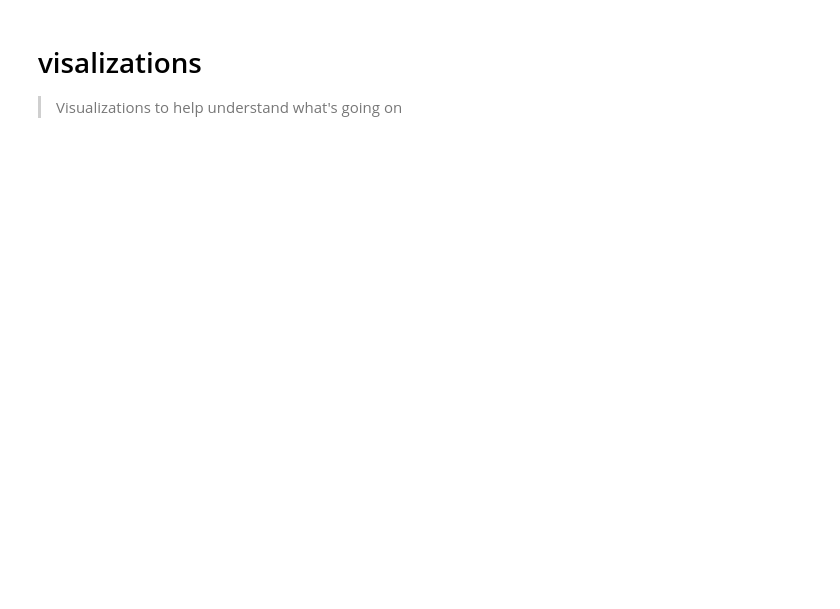
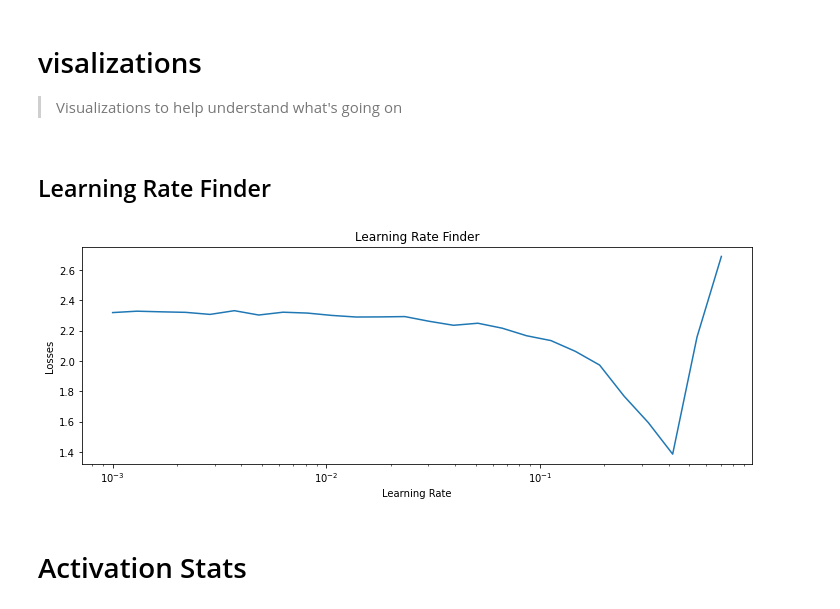
Before and after one commit to Isaac-Flath/AIsaac, a Jupyter notebook: nbs/50_visualization.ipynb, the cells around one changed output. Cells and saved outputs as stored; diff of their text form; code cells hidden in the pictures; blank space fills up the shorter version.

```diff
--- a/nbs/50_visualization.ipynb
+++ b/nbs/50_visualization.ipynb
@@ -43,5 +55,52 @@ xmean,xstd = 0.28, 0.35
 def transformi(b): b['image'] = [(TF.to_tensor(o)-xmean)/xstd for o in b['image']]
 
 _dataset = load_dataset('fashion_mnist').with_transform(transformi)
-_dataset = sample_dataset_dict(_dataset)
-dls = DataLoaders.from_dataset_dict(_dataset, 64, num_workers=4)
+# _dataset = sample_dataset_dict(_dataset)
+dls = DataLoaders.from_dataset_dict(_dataset, 256, num_workers=4)
+# %% [markdown]
+## Learning Rate Finder
+# %%
+#| export
+class LRFinderCB:
+    order = 1
+    def __init__(self,lr_mult=1.3): fc.store_attr()
+
+    def before_fit(self,trainer):
+        pickle.dump(trainer,open('_tmp.pkl','wb'),protocol=pickle.HIGHEST_PROTOCOL)
+        self.scheduler = ExponentialLR(optimizer=trainer.opt,gamma=self.lr_mult)
+        self.lrs, self.losses = fc.L(), fc.L()
+        self.min = math.inf
+
+    def before_batch(self,trainer):
+        if not trainer.training: raise CancelEpochException()
+
+    def after_batch(self,trainer):
+        loss = to_cpu(trainer.loss)
+        if loss > self.min * 2: raise CancelEpochException()
+        self.lrs.append(trainer.opt.param_groups[0]['lr'])
+        self.losses.append(loss)
+        if loss < self.min: self.min = loss
+        self.scheduler.step()
+
+    def after_fit(self,_):
+        plt.figure(figsize=(12,4))
+        plt.plot(self.lrs,self.losses)
+        plt.xscale('log')
+        plt.title('Learning Rate Finder'); plt.xlabel('Learning Rate'); plt.ylabel('Losses')
+        plt.show()
+
+    def cleanup_fit(self,trainer):
+        _name = retrieve_global_name(trainer)
+        globals()[_name[0]] = pickle.load(open('_tmp.pkl','rb'))
+# %%
+trainer = Trainer(dls,
+                  nn.CrossEntropyLoss(),
+                  torch.optim.SGD,
+                  get_model_fc(),
+                  callbacks=[BasicTrainCB(),DeviceCB(),MetricsCB(Accuracy=MulticlassAccuracy())])
+# %%
+trainer.fit(callbacks=[LRFinderCB()])
+# %% [output]
+[figure, added]
+# %% [markdown]
+# Activation Stats
```
Also changed, not shown: parts of 13 cells of this notebook, 26 other files.
